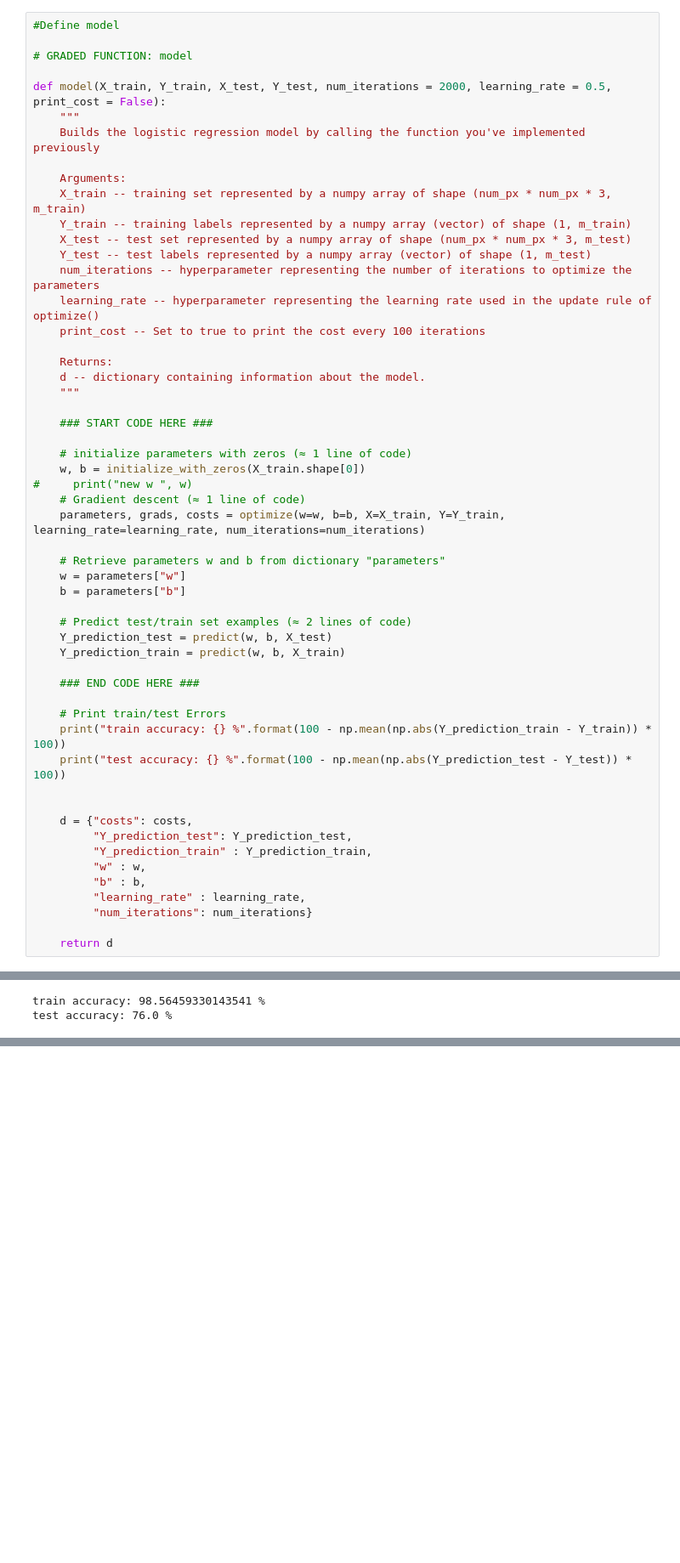
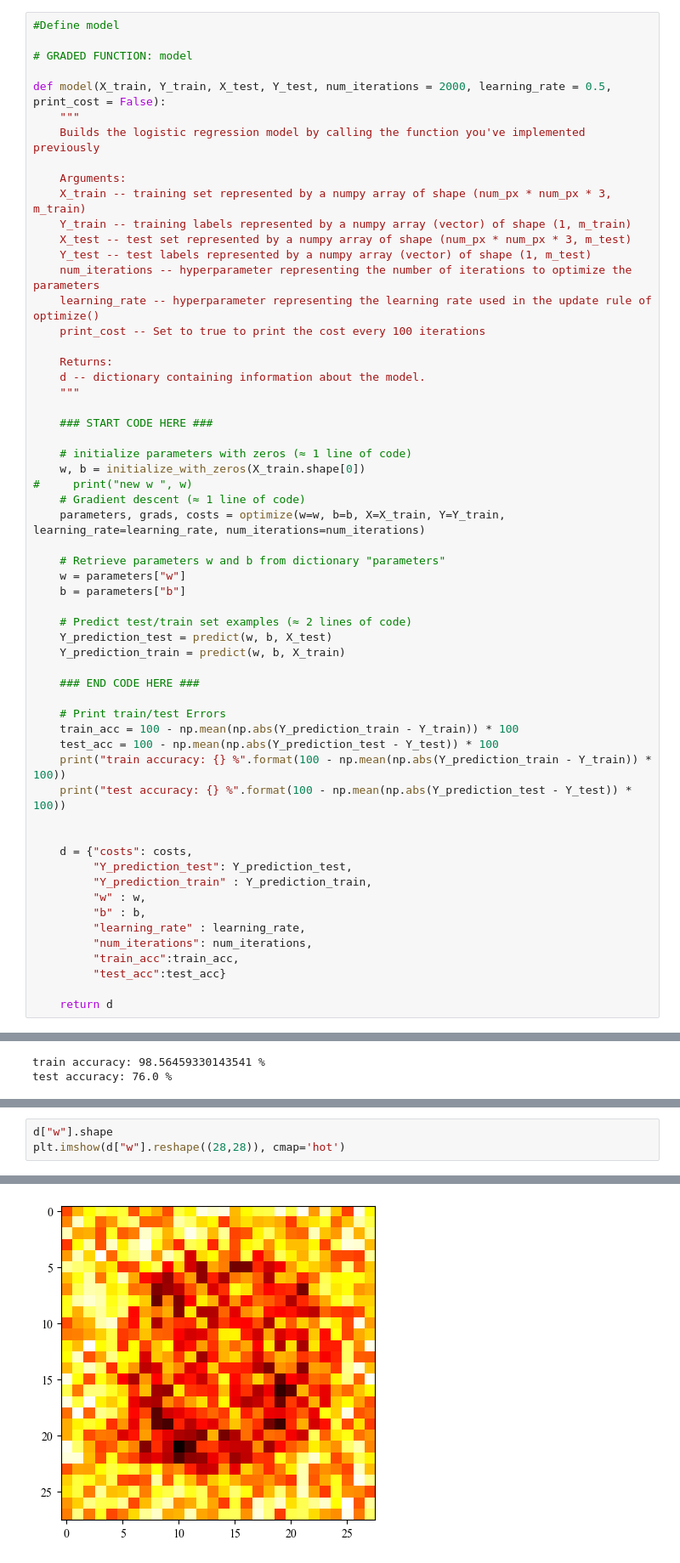
Before and after one commit to RanieryMendes/NN-by-hand, a Jupyter notebook: DL_Project_2.ipynb, the cells around one changed output, grey strips where cells are left out. Shown: that part at 85% size. Drawn from its saved outputs; the diff is of its cells as text; blank space fills up the shorter version.

```diff
--- a/DL_Project_2.ipynb
+++ b/DL_Project_2.ipynb
@@ -417,6 +417,8 @@ def model(X_train, Y_train, X_test, Y_test, num_iterations = 2000, learning_rate
     ### END CODE HERE ###
 
     # Print train/test Errors
+    train_acc = 100 - np.mean(np.abs(Y_prediction_train - Y_train)) * 100
+    test_acc = 100 - np.mean(np.abs(Y_prediction_test - Y_test)) * 100
     print("train accuracy: {} %".format(100 - np.mean(np.abs(Y_prediction_train - Y_train)) * 100))
     print("test accuracy: {} %".format(100 - np.mean(np.abs(Y_prediction_test - Y_test)) * 100))
 
@@ -427,7 +429,9 @@ def model(X_train, Y_train, X_test, Y_test, num_iterations = 2000, learning_rate
          "w" : w,
          "b" : b,
          "learning_rate" : learning_rate,
-         "num_iterations": num_iterations}
+         "num_iterations": num_iterations,
+         "train_acc":train_acc,
+         "test_acc":test_acc}
 
     return d
 # %%
@@ -761,0 +772,4 @@ test accuracy: 97.73 %
+# %%
+d["w"].shape
+plt.imshow(d["w"].reshape((28,28)), cmap='hot')
+# %% [output]
@@ -761,0 +777 @@ test accuracy: 97.73 %
+[figure, added]
```
Also changed, not shown: parts of 16 cells of this notebook.
